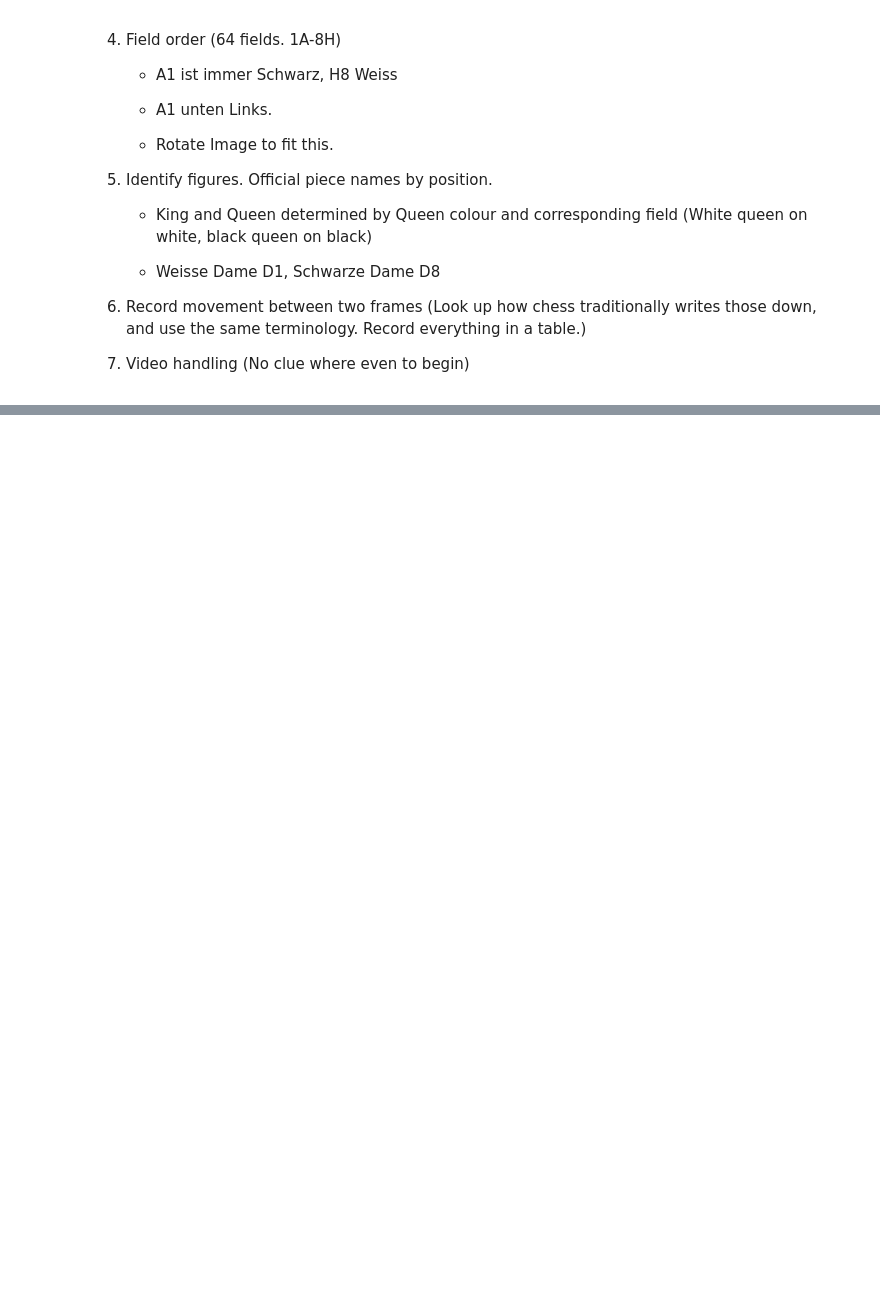
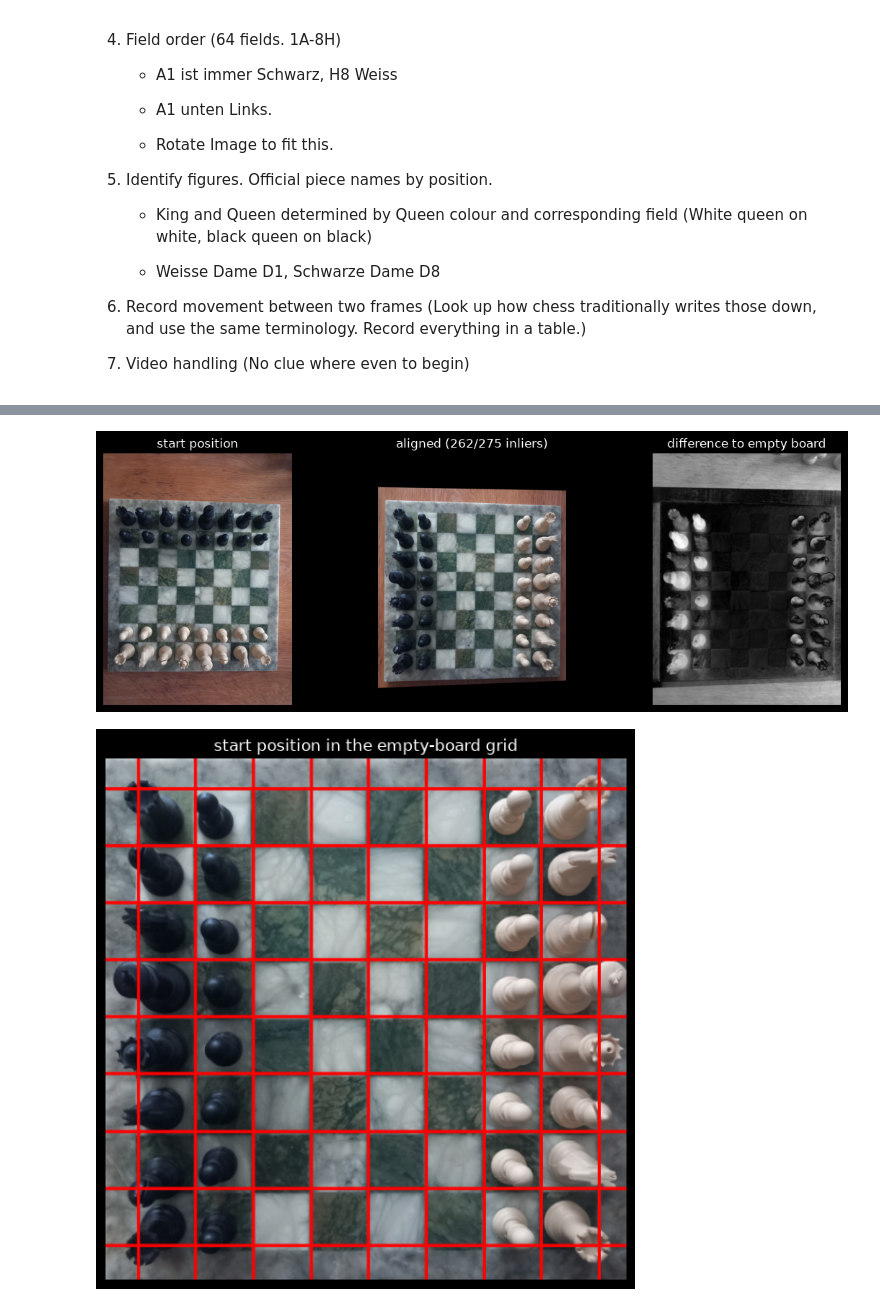
Before and after one commit to D4rkMindz/chess-tracker, a Jupyter notebook: notebooks/classification/contrast.ipynb, the cells around one changed output, grey strips where cells are left out. Saved outputs shown, nothing was run; the diff lists cells and outputs as text; code cells hidden in the pictures; blank space fills up the shorter version.

```diff
--- a/notebooks/classification/contrast.ipynb
+++ b/notebooks/classification/contrast.ipynb
@@ -36,0 +297,44 @@ chess_img = PROJECT_ROOT / "data" / "chess" / "crystal"
+# %%
+# cv2.SIFT_create: creates a SIFT detector; it finds keypoints and describes each with 128 numbers that survive scaling and rotation.
+# 4000 = keep only the 4000 strongest keypoints per image.
+sift = cv2.SIFT_create(4000)
+# cv2.BFMatcher: brute-force matcher that compares every descriptor of one image with every descriptor of the other.
+matcher = cv2.BFMatcher()
+
+
+def align(reference, img):
+    """Return the homography that maps img onto reference, plus the RANSAC inlier and match counts."""
+    # detectAndCompute: finds the keypoints and computes their descriptors in one call (None = no mask).
+    kp_ref, des_ref = sift.detectAndCompute(cv2.cvtColor(reference, cv2.COLOR_BGR2GRAY), None)
+    kp_img, des_img = sift.detectAndCompute(cv2.cvtColor(img, cv2.COLOR_BGR2GRAY), None)
+    # knnMatch: returns the k best matches per descriptor, here the best and the second best (k=2).
+    # Ratio test: keep a match only if it is clearly better than the second best, which drops ambiguous matches.
+    good = [m for m, n in matcher.knnMatch(des_img, des_ref, k=2) if m.distance < 0.75 * n.distance]
+    # Pixel coordinates of the matched keypoints in both images.
+    src = np.float32([kp_img[m.queryIdx].pt for m in good])
+    dst = np.float32([kp_ref[m.trainIdx].pt for m in good])
+    # cv2.findHomography: estimates a 3x3 homography from point pairs; RANSAC ignores pairs that miss by more than 5 px.
+    H, inlier_mask = cv2.findHomography(src, dst, cv2.RANSAC, 5.0)
+    return H, int(inlier_mask.sum()), len(good)
+
+
+def difference(a, b):
+    """Return the absolute difference of two aligned images as a grayscale image stretched to 0..255."""
+    # cv2.absdiff: per-pixel absolute difference |a - b|, without the overflow of plain uint8 subtraction.
+    # Blurring first reduces noise from small misalignments.
+    diff = cv2.absdiff(cv2.GaussianBlur(a, (7, 7), 0), cv2.GaussianBlur(b, (7, 7), 0))
+    # cv2.normalize: rescales values; NORM_MINMAX stretches them to the full 0..255 range for display.
+    return cv2.normalize(cv2.cvtColor(diff, cv2.COLOR_BGR2GRAY), None, 0, 255, cv2.NORM_MINMAX)
+
+
+# Align the start position to the empty board.
+H, inliers, matches = align(empty, start)
+# Map the start photo into the image coordinates of the empty board.
+aligned = cv2.warpPerspective(start, H, (empty.shape[1], empty.shape[0]))
+show([start, aligned, difference(empty, aligned)],
+     ["start position", f"aligned ({inliers}/{matches} inliers)", "difference to empty board"])
+# Corners from step 1 and grid from step 2 now fit the start photo as well.
+show([draw_grid(warp_board(aligned, corners), xs, ys)], ["start position in the empty-board grid"], size=6)
+# %% [output]
+[figure, added]
+[figure, added]
```
Also changed, not shown: parts of 13 cells of this notebook, 36 other files.
